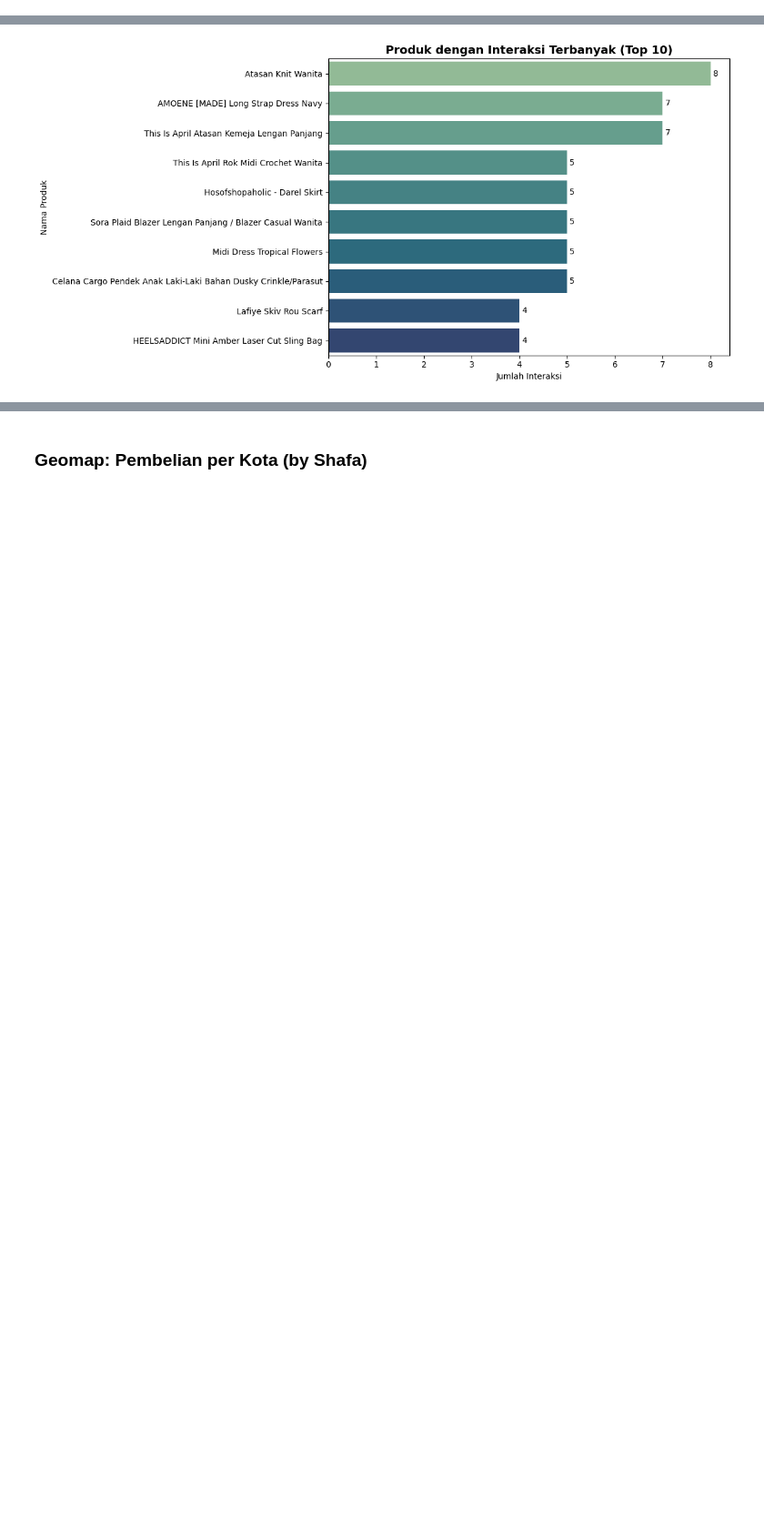
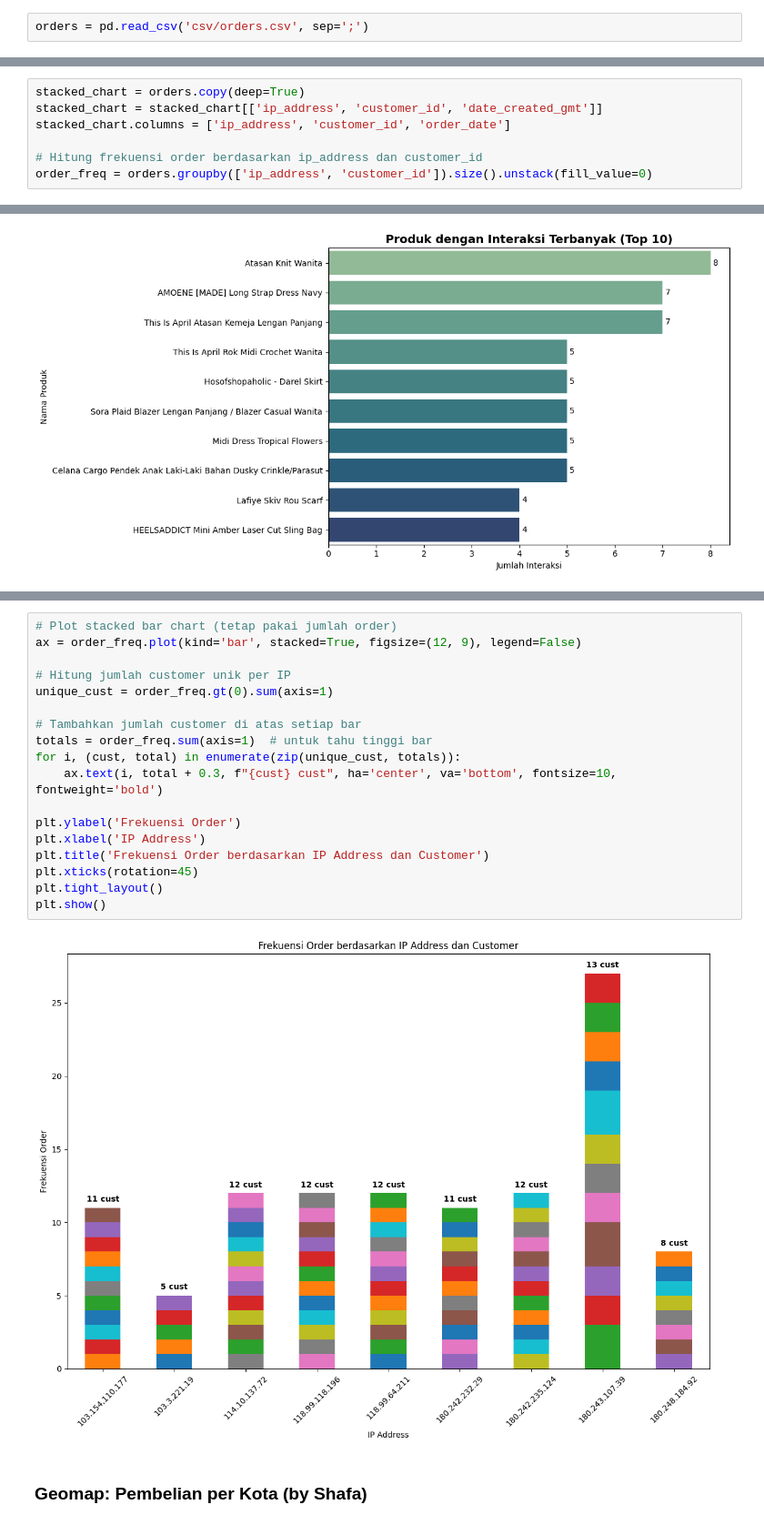
Before and after one commit to Leo42night/uas-data-mining, a Jupyter notebook: notebook.ipynb, the cells around one changed output, grey strips where cells are left out. Shown: that part at 91% size. Cells and saved outputs as stored; diff of their text form; blank space fills up the shorter version.

```diff
--- a/notebook.ipynb
+++ b/notebook.ipynb
@@ -261,3 +263,5 @@ df_salesv2 = pd.read_csv('csv/fact_sales_v2.csv', sep=';', encoding='utf-8') # d
+# %%
+orders = pd.read_csv('csv/orders.csv', sep=';')
 # %% [markdown]
 ### Load order_meta
 # %%
@@ -735,3 +741,10 @@ top_products = df_interact.head(10)
+# %%
+stacked_chart = orders.copy(deep=True)
+stacked_chart = stacked_chart[['ip_address', 'customer_id', 'date_created_gmt']]
+stacked_chart.columns = ['ip_address', 'customer_id', 'order_date']
+
+# Hitung frekuensi order berdasarkan ip_address dan customer_id
+order_freq = orders.groupby(['ip_address', 'customer_id']).size().unstack(fill_value=0)
 # %% [markdown]
 ## df_salesv2 -> df_geomap (by Shafa)
 # %%
@@ -1088,3 +1103,23 @@ plt.tight_layout()
+# %%
+# Plot stacked bar chart (tetap pakai jumlah order)
+ax = order_freq.plot(kind='bar', stacked=True, figsize=(12, 9), legend=False)
+
+# Hitung jumlah customer unik per IP
+unique_cust = order_freq.gt(0).sum(axis=1)
+
+# Tambahkan jumlah customer di atas setiap bar
+totals = order_freq.sum(axis=1)  # untuk tahu tinggi bar
+for i, (cust, total) in enumerate(zip(unique_cust, totals)):
+    ax.text(i, total + 0.3, f"{cust} cust", ha='center', va='bottom', fontsize=10, fontweight='bold')
+
+plt.ylabel('Frekuensi Order')
+plt.xlabel('IP Address')
+plt.title('Frekuensi Order berdasarkan IP Address dan Customer')
+plt.xticks(rotation=45)
+plt.tight_layout()
+plt.show()
+# %% [output]
+[figure, added]
 # %% [markdown]
 ### Geomap: Pembelian per Kota (by Shafa)
 # %%
```
Also changed, not shown: parts of 4 cells of this notebook, 8 other files.
